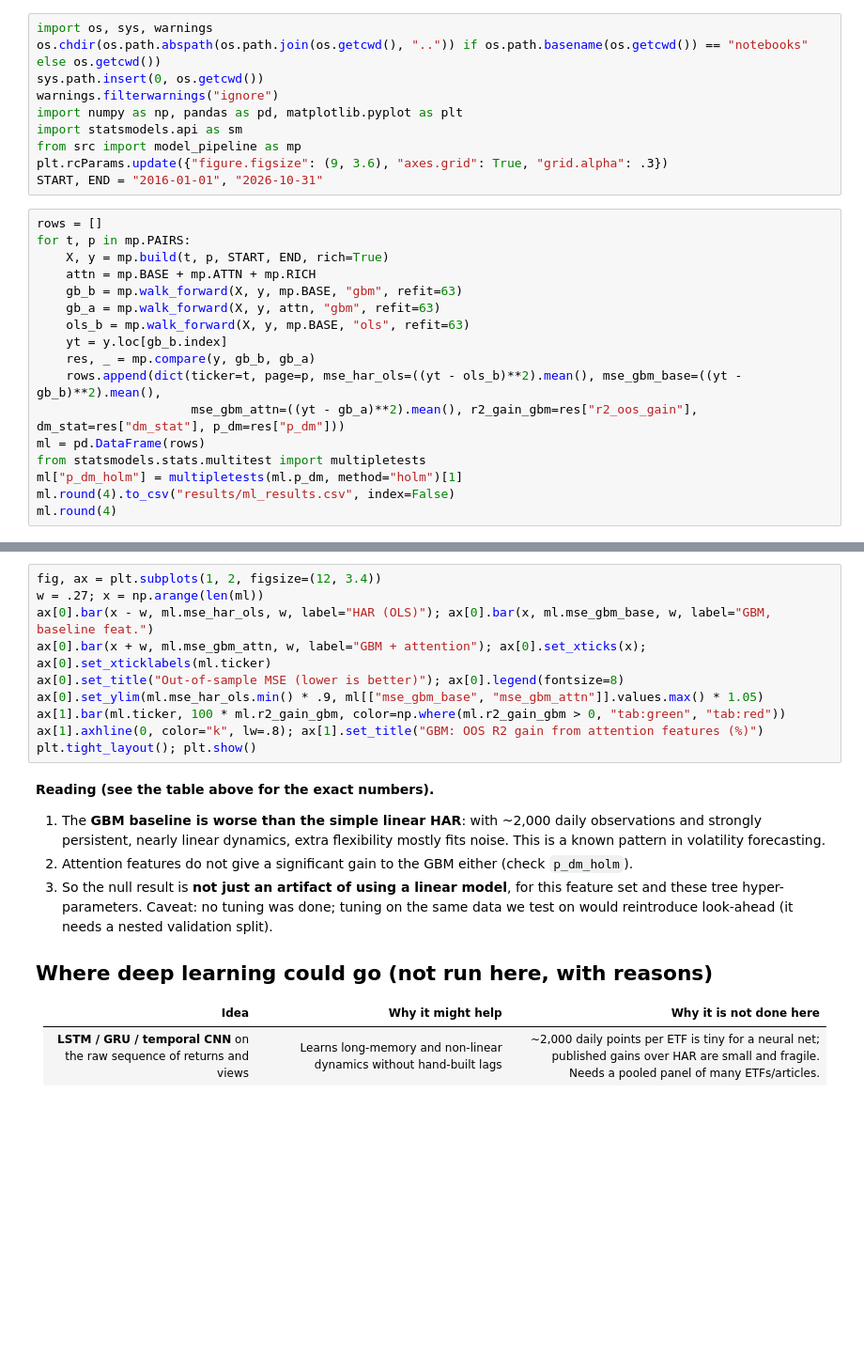
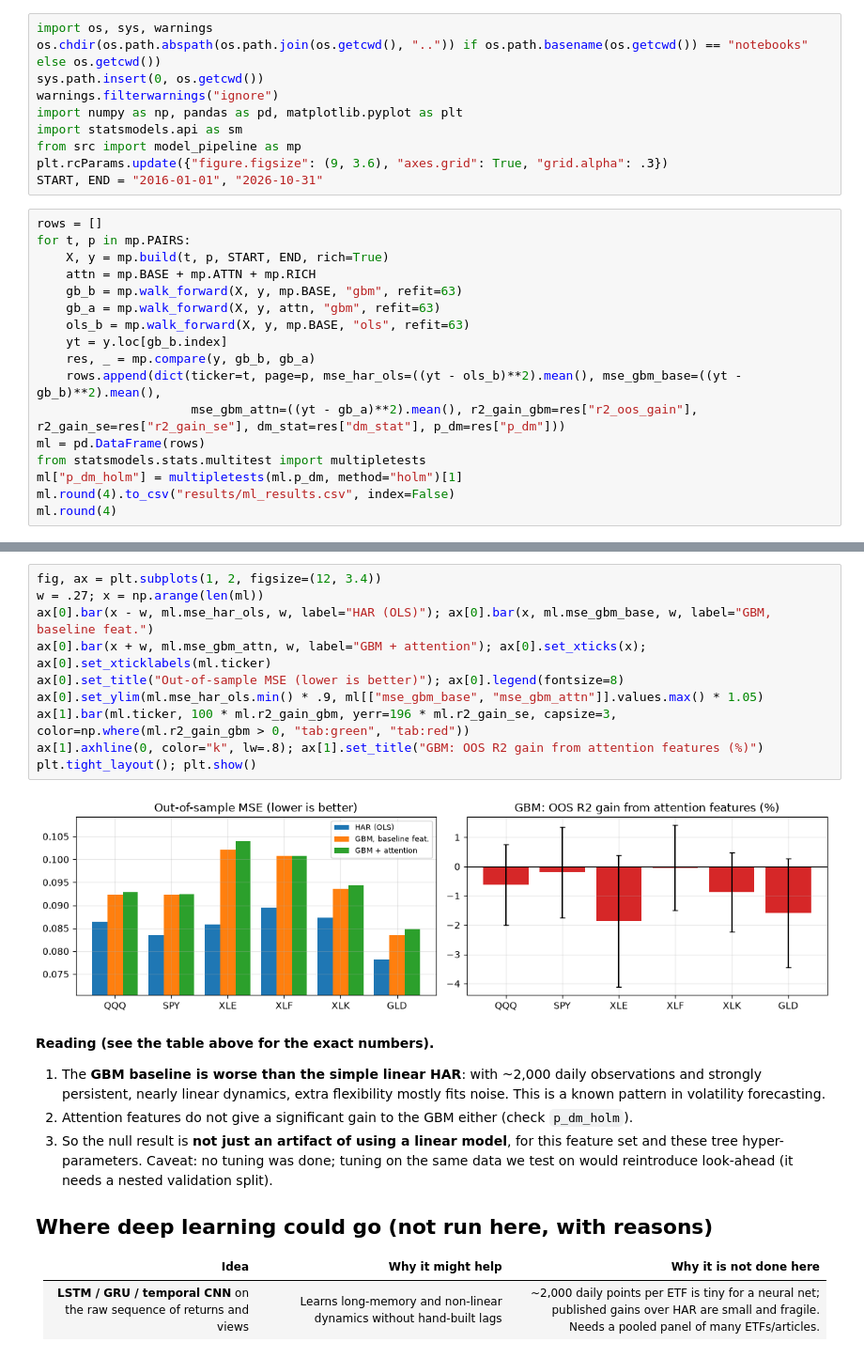
Before and after one commit to alessiomartini/wikipedia-attention-etf-volatility, a Jupyter notebook: notebooks/04_ml_extension.ipynb, the cells around one changed output, grey strips where cells are left out. Shown at 94% size. Drawn from its saved outputs; the diff is of its cells as text; blank space fills up the shorter version.

```diff
--- a/notebooks/04_ml_extension.ipynb
+++ b/notebooks/04_ml_extension.ipynb
@@ -34,7 +34,7 @@ for t, p in mp.PAIRS:
     yt = y.loc[gb_b.index]
     res, _ = mp.compare(y, gb_b, gb_a)
     rows.append(dict(ticker=t, page=p, mse_har_ols=((yt - ols_b)**2).mean(), mse_gbm_base=((yt - gb_b)**2).mean(),
-                     mse_gbm_attn=((yt - gb_a)**2).mean(), r2_gain_gbm=res["r2_oos_gain"], dm_stat=res["dm_stat"], p_dm=res["p_dm"]))
+                     mse_gbm_attn=((yt - gb_a)**2).mean(), r2_gain_gbm=res["r2_oos_gain"], r2_gain_se=res["r2_gain_se"], dm_stat=res["dm_stat"], p_dm=res["p_dm"]))
 ml = pd.DataFrame(rows)
 from statsmodels.stats.multitest import multipletests
 ml["p_dm_holm"] = multipletests(ml.p_dm, method="holm")[1]
@@ -43,13 +51,15 @@ ml.round(4)
 # %%
 fig, ax = plt.subplots(1, 2, figsize=(12, 3.4))
 w = .27; x = np.arange(len(ml))
 ax[0].bar(x - w, ml.mse_har_ols, w, label="HAR (OLS)"); ax[0].bar(x, ml.mse_gbm_base, w, label="GBM, baseline feat.")
 ax[0].bar(x + w, ml.mse_gbm_attn, w, label="GBM + attention"); ax[0].set_xticks(x); ax[0].set_xticklabels(ml.ticker)
 ax[0].set_title("Out-of-sample MSE (lower is better)"); ax[0].legend(fontsize=8)
 ax[0].set_ylim(ml.mse_har_ols.min() * .9, ml[["mse_gbm_base", "mse_gbm_attn"]].values.max() * 1.05)
-ax[1].bar(ml.ticker, 100 * ml.r2_gain_gbm, color=np.where(ml.r2_gain_gbm > 0, "tab:green", "tab:red"))
+ax[1].bar(ml.ticker, 100 * ml.r2_gain_gbm, yerr=196 * ml.r2_gain_se, capsize=3, color=np.where(ml.r2_gain_gbm > 0, "tab:green", "tab:red"))
 ax[1].axhline(0, color="k", lw=.8); ax[1].set_title("GBM: OOS R2 gain from attention features (%)")
 plt.tight_layout(); plt.show()
+# %% [output]
+[figure, added]
 # %% [markdown]
 **Reading (see the table above for the exact numbers).**
 1. The **GBM baseline is worse than the simple linear HAR**: with ~2,000 daily observations and strongly persistent,
```
Also changed, not shown: parts of 1 cell of this notebook, 19 other files.
